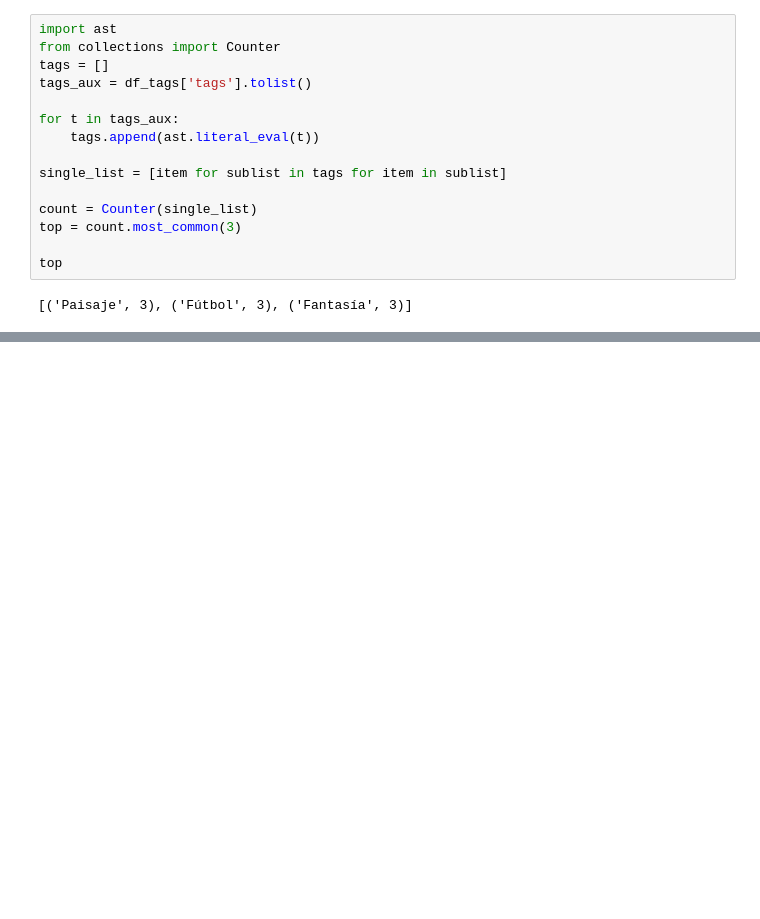
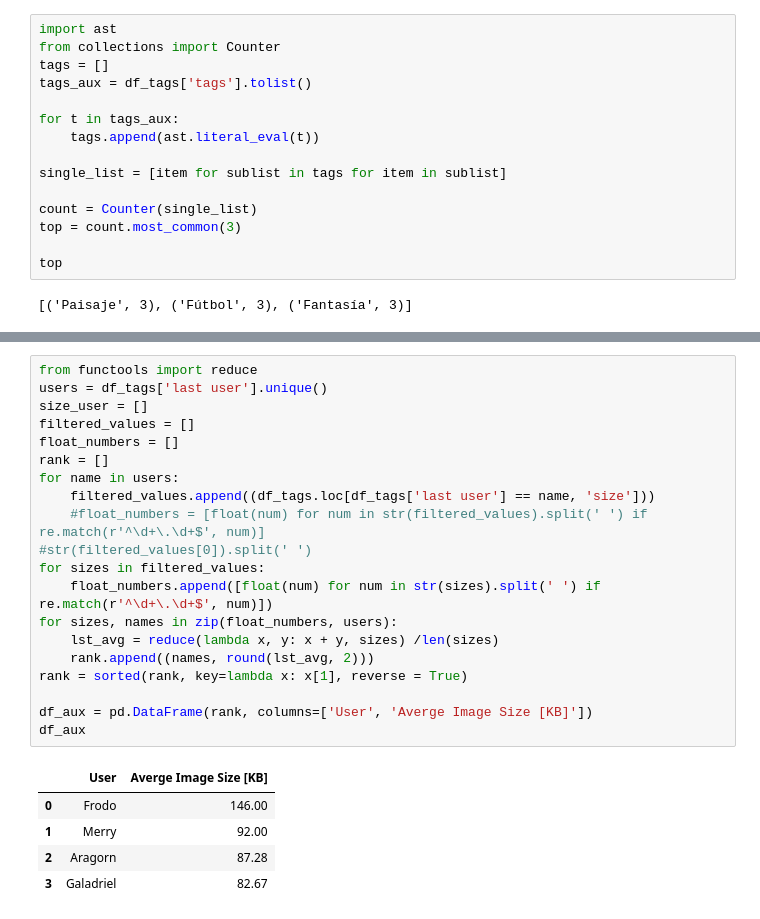
Before and after one commit to Petercantropvs/UNLPImage, a Jupyter notebook: unlpimage/estadisticas_jupyter.ipynb, the cells around one changed output, grey strips where cells are left out. Drawn from its saved outputs; the diff is of its cells as text; blank space fills up the shorter version.

```diff
--- a/unlpimage/estadisticas_jupyter.ipynb
+++ b/unlpimage/estadisticas_jupyter.ipynb
@@ -231,0 +246,26 @@ top
+# %%
+from functools import reduce
+users = df_tags['last user'].unique()
+size_user = []
+filtered_values = []
+float_numbers = []
+rank = []
+for name in users:
+    filtered_values.append((df_tags.loc[df_tags['last user'] == name, 'size']))
+    #float_numbers = [float(num) for num in str(filtered_values).split(' ') if re.match(r'^\d+\.\d+$', num)]
+#str(filtered_values[0]).split(' ')
+for sizes in filtered_values:
+    float_numbers.append([float(num) for num in str(sizes).split(' ') if re.match(r'^\d+\.\d+$', num)])
+for sizes, names in zip(float_numbers, users):
+    lst_avg = reduce(lambda x, y: x + y, sizes) /len(sizes)
+    rank.append((names, round(lst_avg, 2)))
+rank = sorted(rank, key=lambda x: x[1], reverse = True)
+
+df_aux = pd.DataFrame(rank, columns=['User', 'Averge Image Size [KB]'])
+df_aux
+# %% [output]
+|  | User | Averge Image Size [KB] |
+| 0 | Frodo | 146.00 |
+| 1 | Merry | 92.00 |
+| 2 | Aragorn | 87.28 |
+| 3 | Galadriel | 82.67 |
```
Also changed, not shown: parts of 2 cells of this notebook.
